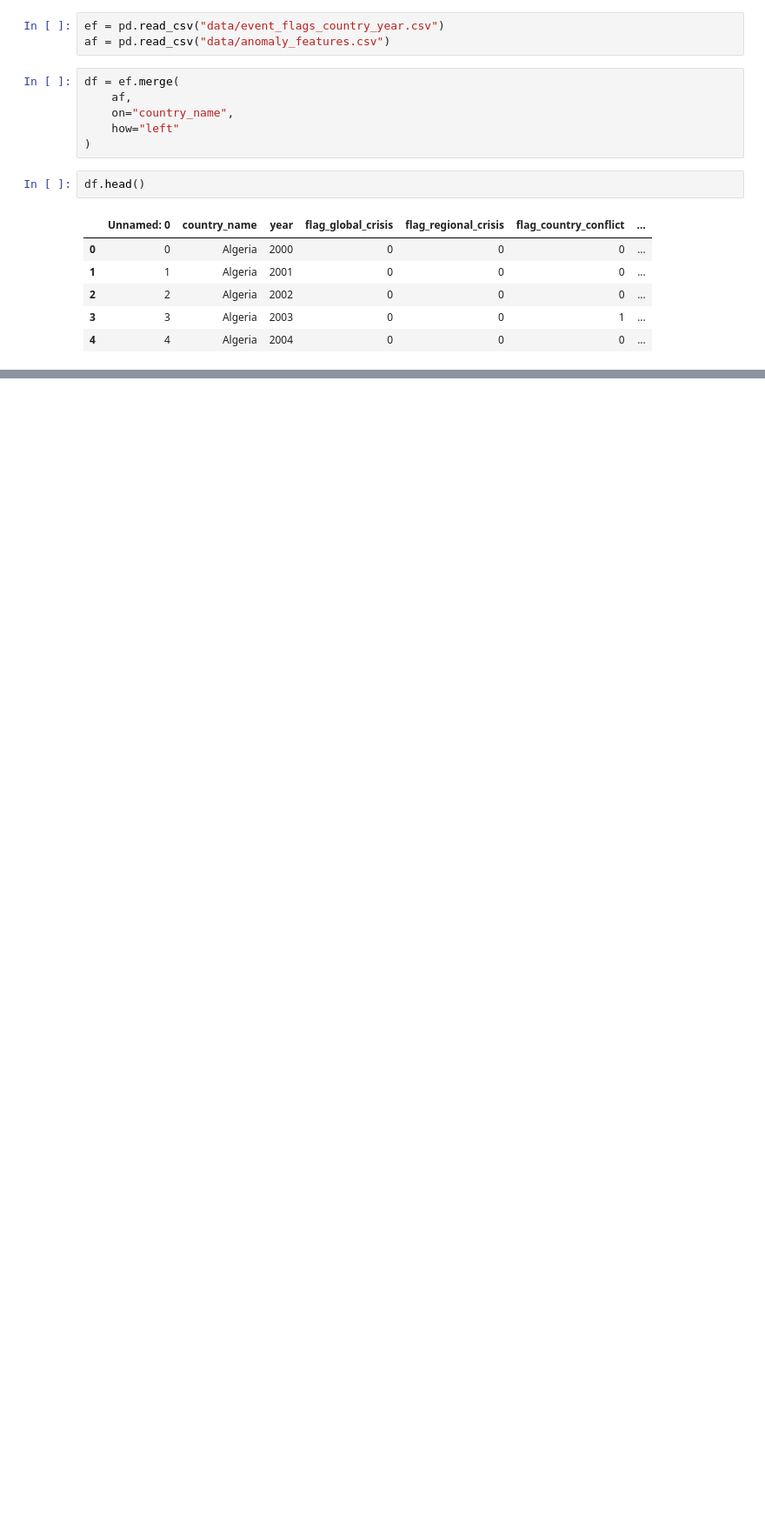
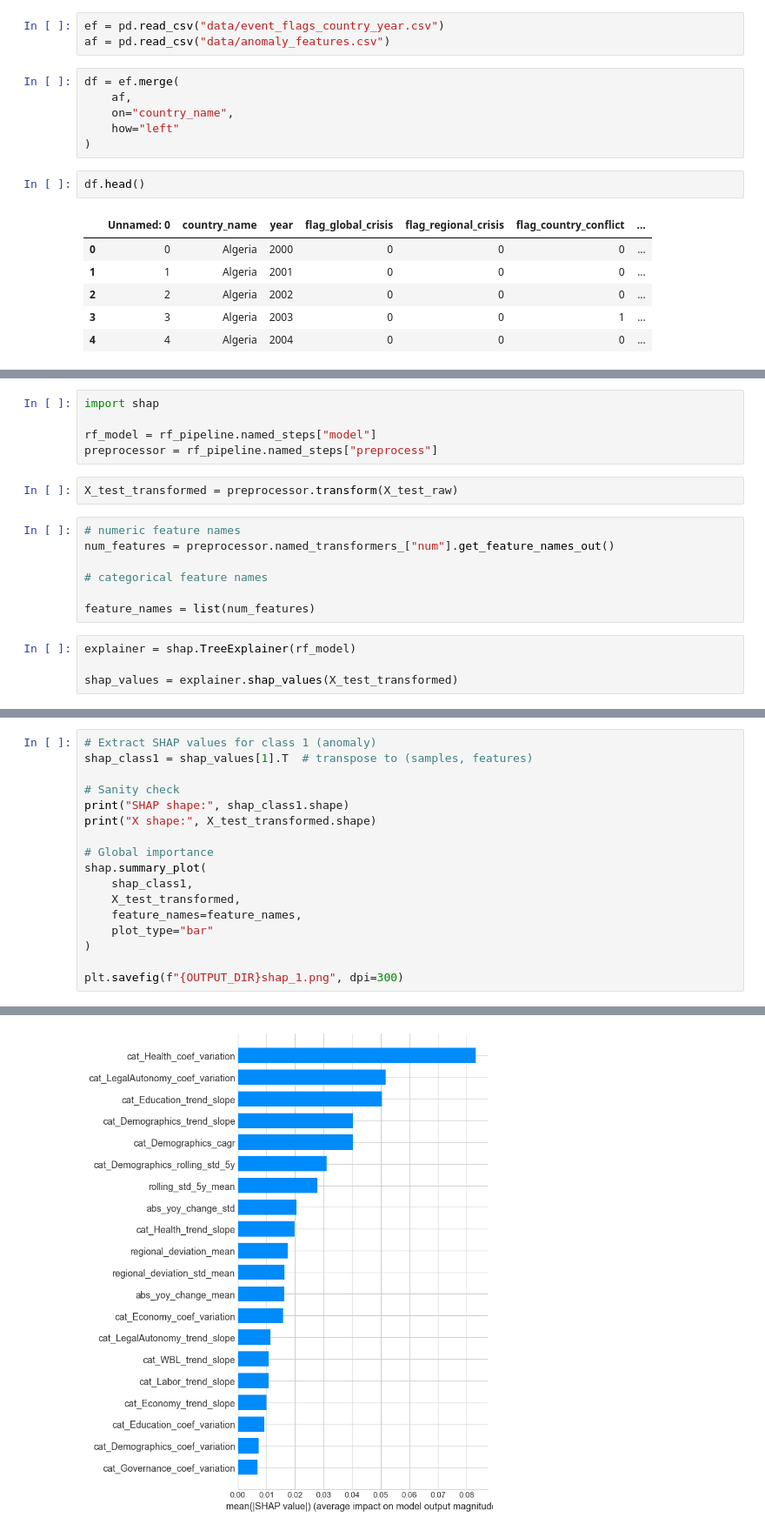
Before and after one commit to daniehben/worldbank-api-pipeline, a Jupyter notebook: notebooks/classification.ipynb, the cells around one changed output, grey strips where cells are left out. Shown at 87% size. Drawn from its saved outputs; the diff is of its cells as text; blank space fills up the shorter version.

Commit message:
Classification with Advanced SHAP analysis with temporal, stochastic, and capacity stress tests

```diff
--- a/notebooks/classification.ipynb
+++ b/notebooks/classification.ipynb
@@ -52,0 +698,18 @@ df.head()
+# %%
+import shap
+
+rf_model = rf_pipeline.named_steps["model"]
+preprocessor = rf_pipeline.named_steps["preprocess"]
+# %%
+X_test_transformed = preprocessor.transform(X_test_raw)
+# %%
+# numeric feature names
+num_features = preprocessor.named_transformers_["num"].get_feature_names_out()
+
+# categorical feature names
+
+feature_names = list(num_features)
+# %%
+explainer = shap.TreeExplainer(rf_model)
+
+shap_values = explainer.shap_values(X_test_transformed)
@@ -52,0 +730,18 @@ df.head()
+# %%
+# Extract SHAP values for class 1 (anomaly)
+shap_class1 = shap_values[1].T  # transpose to (samples, features)
+
+# Sanity check
+print("SHAP shape:", shap_class1.shape)
+print("X shape:", X_test_transformed.shape)
+
+# Global importance
+shap.summary_plot(
+    shap_class1,
+    X_test_transformed,
+    feature_names=feature_names,
+    plot_type="bar"
+)
+
+plt.savefig(f"{OUTPUT_DIR}shap_1.png", dpi=300)
+# %% [output]
@@ -52,0 +750 @@ df.head()
+[figure, added]
```
Also changed, not shown: parts of 132 cells of this notebook, 8 other files.
